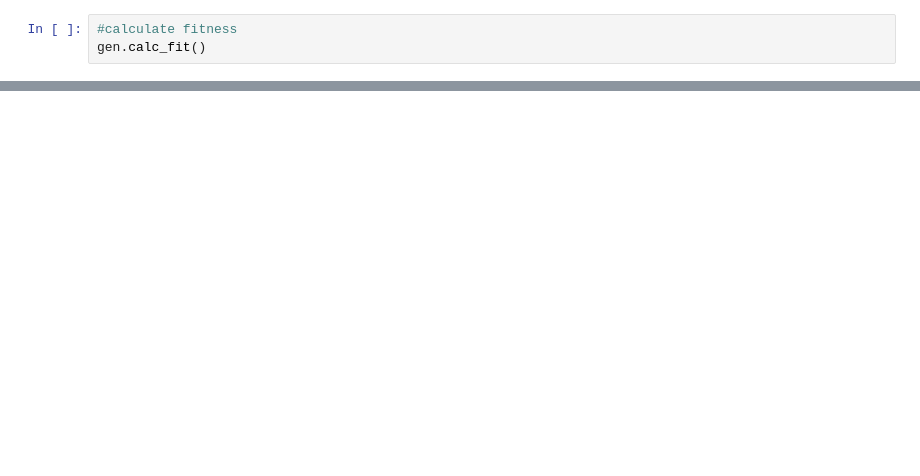
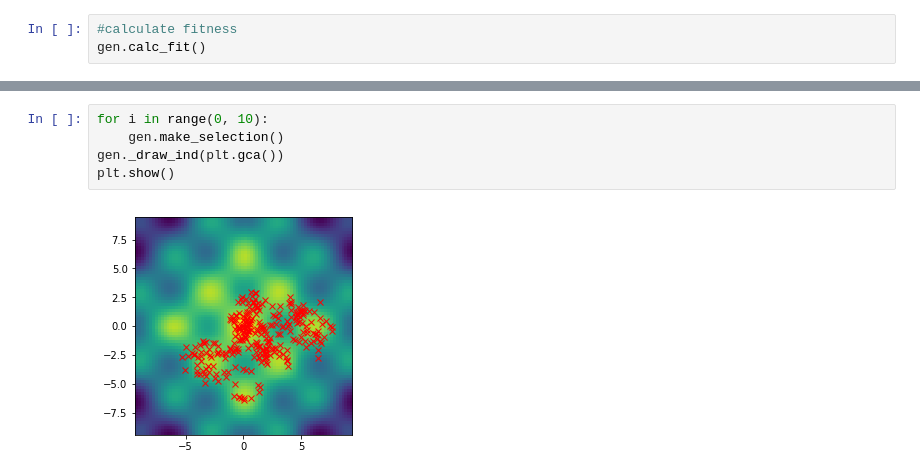
Before and after one commit to honza-klu/ml-lectures, a Jupyter notebook: examples/Genetic algorithm.ipynb, the cells around one changed output, grey strips where cells are left out. Drawn from its saved outputs; the diff is of its cells as text; blank space fills up the shorter version.

```diff
--- a/examples/Genetic algorithm.ipynb
+++ b/examples/Genetic algorithm.ipynb
@@ -66,0 +80,7 @@ gen.calc_fit()
+# %%
+for i in range(0, 10):
+    gen.make_selection()
+gen._draw_ind(plt.gca())
+plt.show()
+# %% [output]
+[figure, added]
```
Also changed, not shown: parts of 8 cells of this notebook.
